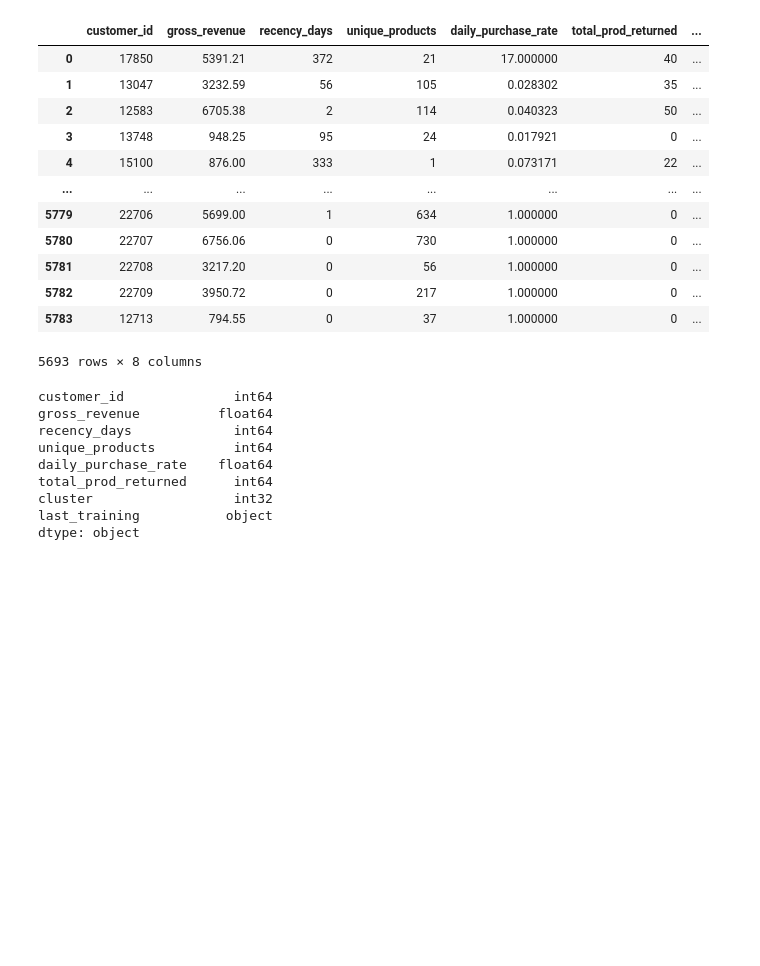
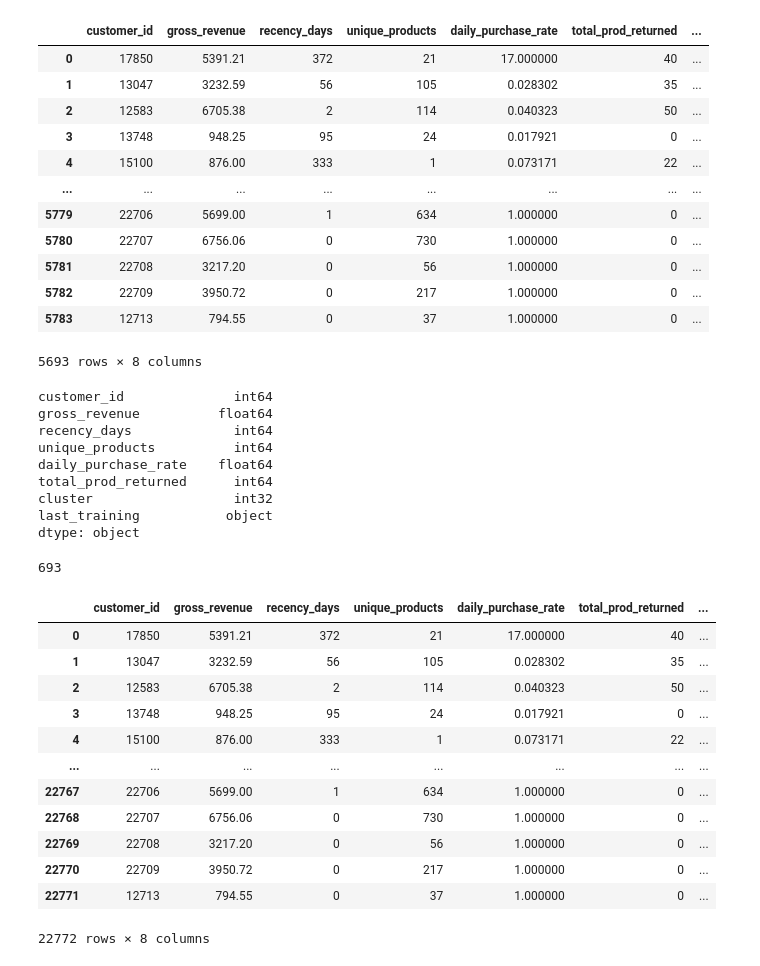
Before and after one commit to nortonvanz/Fidelity-Program, a Jupyter notebook: reports/9.0-nmv-deploy.ipynb, the cells around one changed output. Saved outputs shown, nothing was run; the diff lists cells and outputs as text; code cells hidden in the pictures; blank space fills up the shorter version.

```diff
--- a/reports/9.0-nmv-deploy.ipynb
+++ b/reports/9.0-nmv-deploy.ipynb
@@ -901,14 +903,21 @@ dtype: object
 # %%
 #create db connection (and db_file if sqlite)
 
-#sqlite
-#endpoint = 'sqlite:////Users/home/repos/pa005_fidelity_program/notebooks/loyals_db.sqlite' #local
+##sqlite
+#endpoint = 'sqlite:////Users/home/repos/pa005_fidelity_program/notebooks/loyals_db.sqlite'
 
-#postgre
-# endpoint = f'postgresql://{pg_user}:{pg_passwd}@{pg_host}:{pg_port}'
+##postgre
+load_dotenv() #load from .env
+pg_user = os.environ['pg_user']
+pg_passwd = os.environ['pg_passwd']
+pg_host = os.environ['pg_host']
+pg_port = os.environ['pg_port']
+#build endpoint
+endpoint = f'postgresql://{pg_user}:{pg_passwd}@{pg_host}:{pg_port}'
 
-# db = create_engine(endpoint, poolclass=NullPool)
-# conn = db.connect()
+#create connection
+db = create_engine(endpoint, poolclass=NullPool)
+conn = db.connect()
 # %%
 # #check if table exists on sqlite
 # check_table = """
@@ -948,13 +957,29 @@ dtype: object
 #         )"""
 # conn.execute( query_create_table_loyals )
 # %%
-# insert data into table loyals using sqlalchemy, appending data
-#df9p.to_sql('loyals', con=conn, if_exists='append', index=False )#index=False to ignore dataframe index
+#insert data into table loyals using sqlalchemy, appending data
+df9p.to_sql('loyals', con=conn, if_exists='append', index=False )#index=False to ignore dataframe index
+# %% [output]
+693
 # %%
 #consult database
-# query = """
-#     SELECT * FROM loyals
-# """
-# df = pd.read_sql_query(query, conn)
-# df
+query = """
+    SELECT * FROM loyals
+"""
+df = pd.read_sql_query(query, conn)
+df
+# %% [output]
+|  | customer_id | gross_revenue | recency_days | unique_products | daily_purchase_rate | total_prod_returned | ... |
+| 0 | 17850 | 5391.21 | 372 | 21 | 17.000000 | 40 | ... |
+| 1 | 13047 | 3232.59 | 56 | 105 | 0.028302 | 35 | ... |
+| 2 | 12583 | 6705.38 | 2 | 114 | 0.040323 | 50 | ... |
+| 3 | 13748 | 948.25 | 95 | 24 | 0.017921 | 0 | ... |
+| 4 | 15100 | 876.00 | 333 | 1 | 0.073171 | 22 | ... |
+| ... | ... | ... | ... | ... | ... | ... | ... |
+| 22767 | 22706 | 5699.00 | 1 | 634 | 1.000000 | 0 | ... |
+| 22768 | 22707 | 6756.06 | 0 | 730 | 1.000000 | 0 | ... |
+| 22769 | 22708 | 3217.20 | 0 | 56 | 1.000000 | 0 | ... |
+| 22770 | 22709 | 3950.72 | 0 | 217 | 1.000000 | 0 | ... |
+| 22771 | 12713 | 794.55 | 0 | 37 | 1.000000 | 0 | ... |
+22772 rows × 8 columns
 # %%
```
Also changed, not shown: parts of 10 cells of this notebook.
